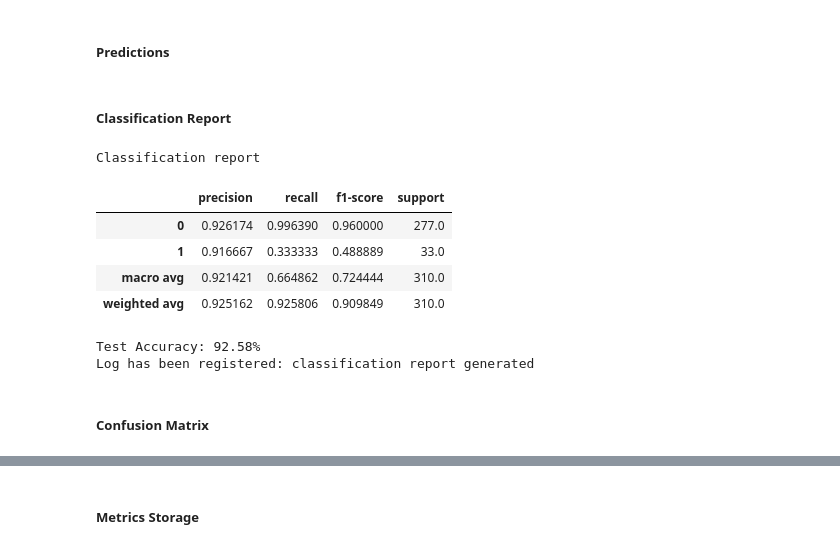
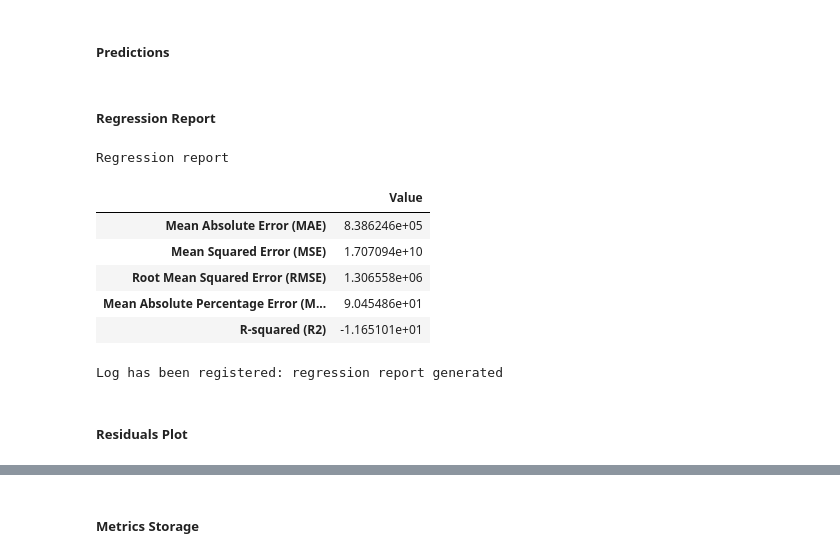
Before and after one commit to DerekSanchez/Medical-Cost-Regression, a Jupyter notebook: results/results_report.ipynb, the cells around one changed output, grey strips where cells are left out. Drawn from its saved outputs; the diff is of its cells as text; code cells hidden in the pictures.

```diff
--- a/results/results_report.ipynb
+++ b/results/results_report.ipynb
@@ -226,26 +223,26 @@ lr_metrics = et.get_test_metrics(lr_best_model, X_test, y_test)
 # model fitting
 start_time = time.time()
 
-svm_results = tn.train_model(
-    model_name = 'SVM',
+lr_results = tn.train_model(
+    model_name = 'SVR',
     X_train = X_train,
     y_train = y_train,
-    mode = 'manual'
+    mode = 'grid_search'
     )
 
 end_time = time.time()
 
-svm_train_time = end_time - start_time
+lr_train_time = end_time - start_time
 
 # train score
-svm_train_score = svm_results['cv_train_score']
+lr_train_score = lr_results['cv_train_score']
 
 # validation score
-svm_val_score = svm_results['cv_val_score']
+lr_val_score = lr_results['cv_val_score']
 
 # best model
-svm_best_model = svm_results['best_model']
+lr_best_model = lr_results['best_model']
 
 # best parameters
-svm_best_params = svm_results['best_params']
+lr_best_params = lr_results['best_params']
 # %% [output]
@@ -292,25 +288,22 @@ pd.DataFrame(
 # %%
 # values predictions
 start_time = time.time()
-y_pred = svm_best_model.predict(X_test)
+y_pred = lr_best_model.predict(X_test)
 end_time = time.time()
-svm_test_time = end_time - start_time
-
-# probabability predictions
-y_pred_proba = svm_best_model.predict_proba(X_test)[:, 1]
+lr_test_time = end_time - start_time
 # %% [markdown]
-##### Classification Report
+##### Regression Report
 # %%
-et.generate_classification_report(y_test, y_pred)
+et.generate_regression_report(y_test, y_pred)
 # %% [output]
-Classification report
+Regression report
-|  | precision | recall | f1-score | support |
-| 0 | 0.926174 | 0.996390 | 0.960000 | 277.0 |
-| 1 | 0.916667 | 0.333333 | 0.488889 | 33.0 |
-| macro avg | 0.921421 | 0.664862 | 0.724444 | 310.0 |
-| weighted avg | 0.925162 | 0.925806 | 0.909849 | 310.0 |
+|  | Value |
+| Mean Absolute Error (MAE) | 8.386246e+05 |
+| Mean Squared Error (MSE) | 1.707094e+10 |
+| Root Mean Squared Error (RMSE) | 1.306558e+06 |
+| Mean Absolute Percentage Error (M... | 9.045486e+01 |
+| R-squared (R2) | -1.165101e+01 |
-Test Accuracy: 92.58%
-Log has been registered: classification report generated
+Log has been registered: regression report generated
-# %% [markdown]
-##### Confusion Matrix
+# %% [markdown]
+##### Residuals Plot
 # %%
```
Also changed, not shown: parts of 75 cells of this notebook, 4 other files.
